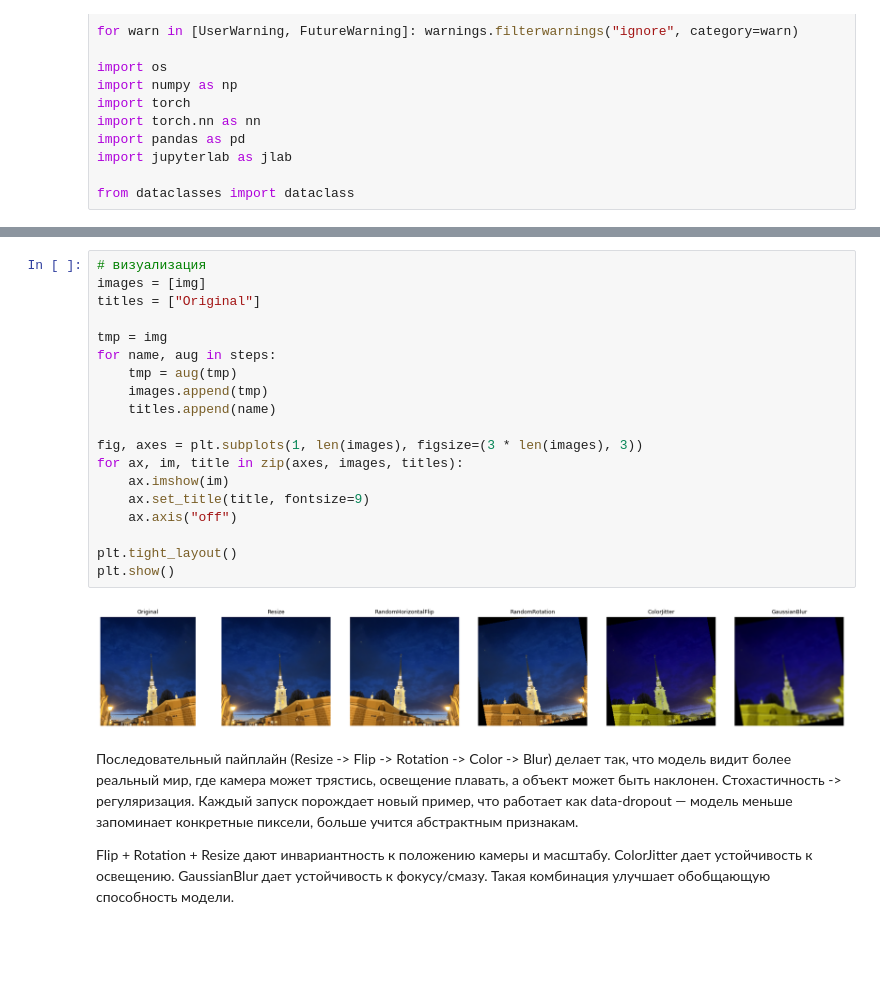
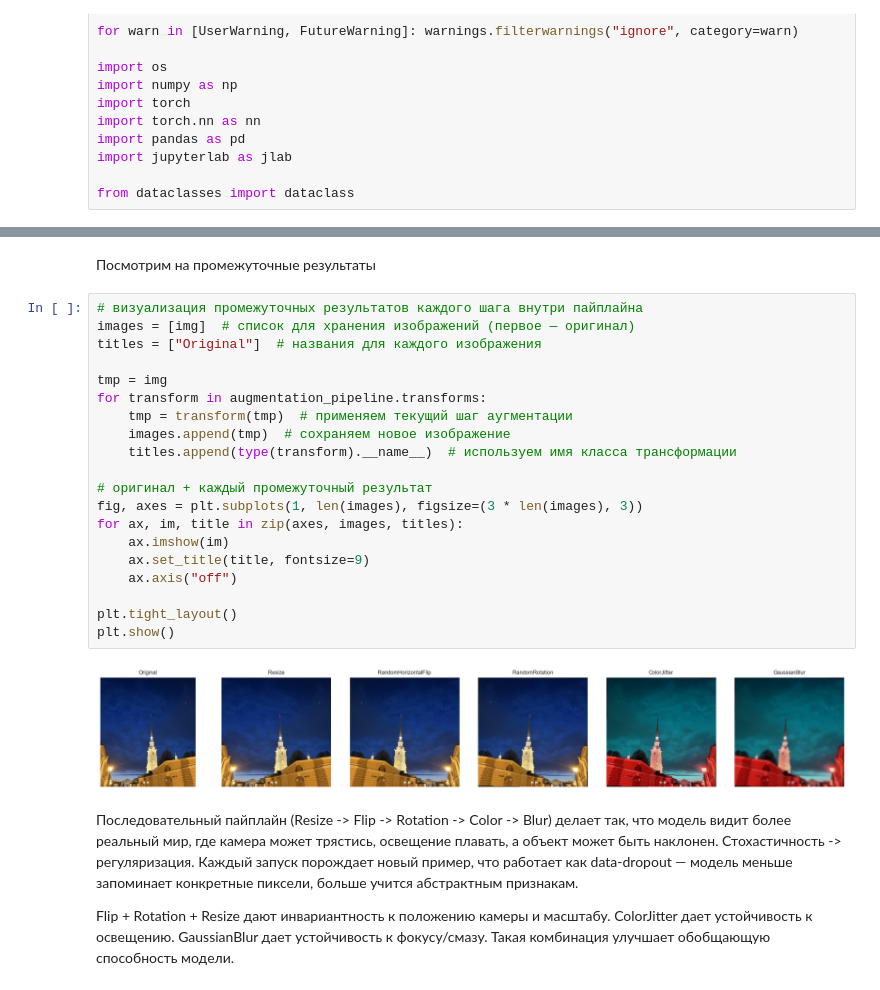
Before and after one commit to lizzinni/DL_homework, a Jupyter notebook: hw1/hw1.ipynb, the cells around one changed output, grey strips where cells are left out. Drawn from its saved outputs; the diff is of its cells as text; blank space fills up the shorter version.

```diff
--- a/hw1/hw1.ipynb
+++ b/hw1/hw1.ipynb
@@ -101,24 +119,27 @@ steps = [  # список аугментаций
+# %% [markdown]
+Посмотрим на промежуточные результаты
 # %%
-# визуализация
-images = [img]
-titles = ["Original"]
+# визуализация промежуточных результатов каждого шага внутри пайплайна
+images = [img]  # список для хранения изображений (первое — оригинал)
+titles = ["Original"]  # названия для каждого изображения
 
 tmp = img
-for name, aug in steps:
-    tmp = aug(tmp)
-    images.append(tmp)
-    titles.append(name)
+for transform in augmentation_pipeline.transforms:
+    tmp = transform(tmp)  # применяем текущий шаг аугментации
+    images.append(tmp)  # сохраняем новое изображение
+    titles.append(type(transform).__name__)  # используем имя класса трансформации
 
+# оригинал + каждый промежуточный результат
 fig, axes = plt.subplots(1, len(images), figsize=(3 * len(images), 3))
 for ax, im, title in zip(axes, images, titles):
     ax.imshow(im)
     ax.set_title(title, fontsize=9)
     ax.axis("off")
 
 plt.tight_layout()
 plt.show()
 # %% [output]
-[figure, old version]
+[figure, new version]
 # %% [markdown]
 Последовательный пайплайн (Resize -> Flip -> Rotation -> Color -> Blur) делает так, что модель видит более реальный мир, где камера может трястись, освещение плавать, а объект может быть наклонен.
 Стохастичность -> регуляризация. Каждый запуск порождает новый пример, что работает как data-dropout — модель меньше запоминает конкретные пиксели, больше учится абстрактным признакам.
```
Also changed, not shown: parts of 2 cells of this notebook.
